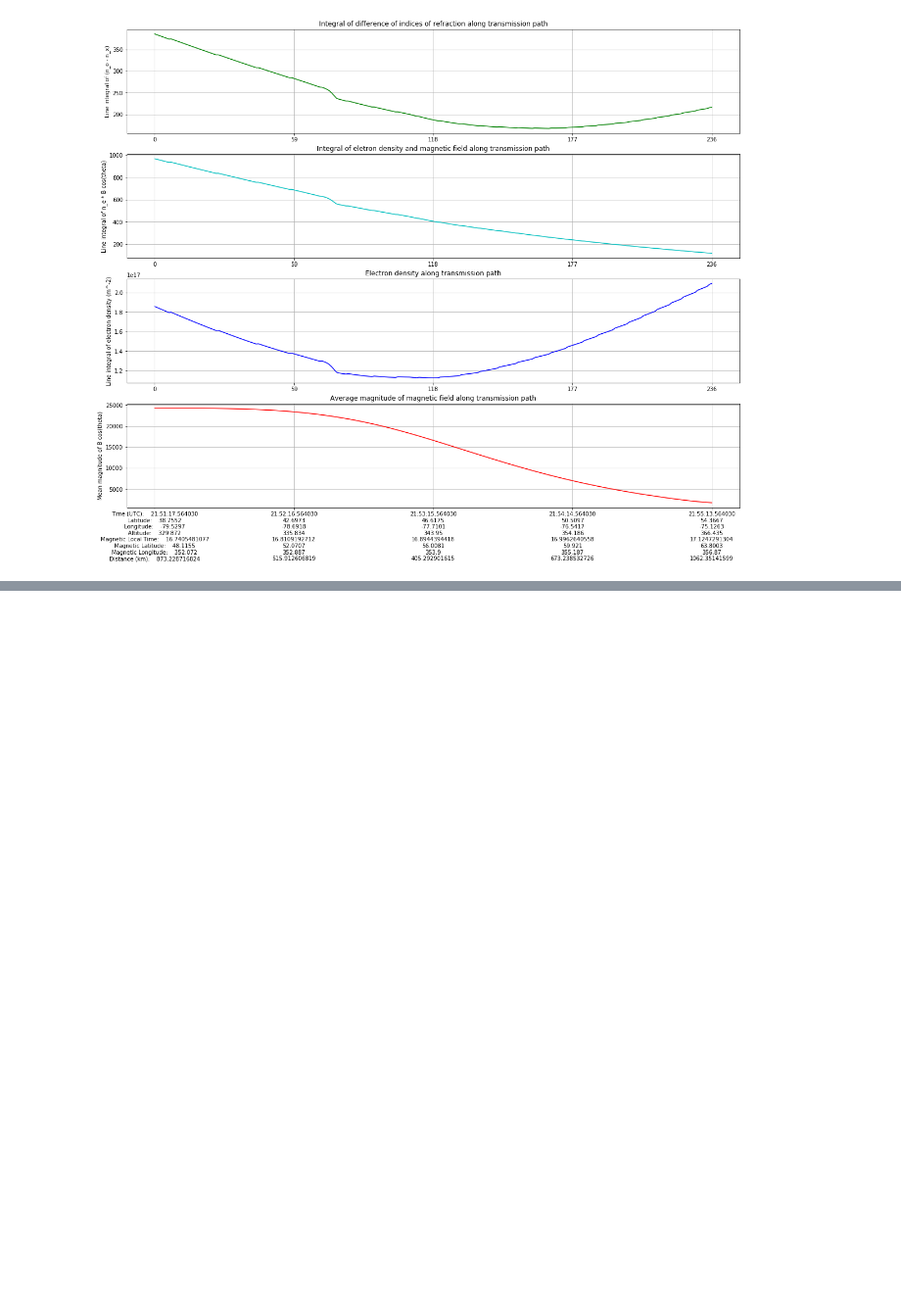
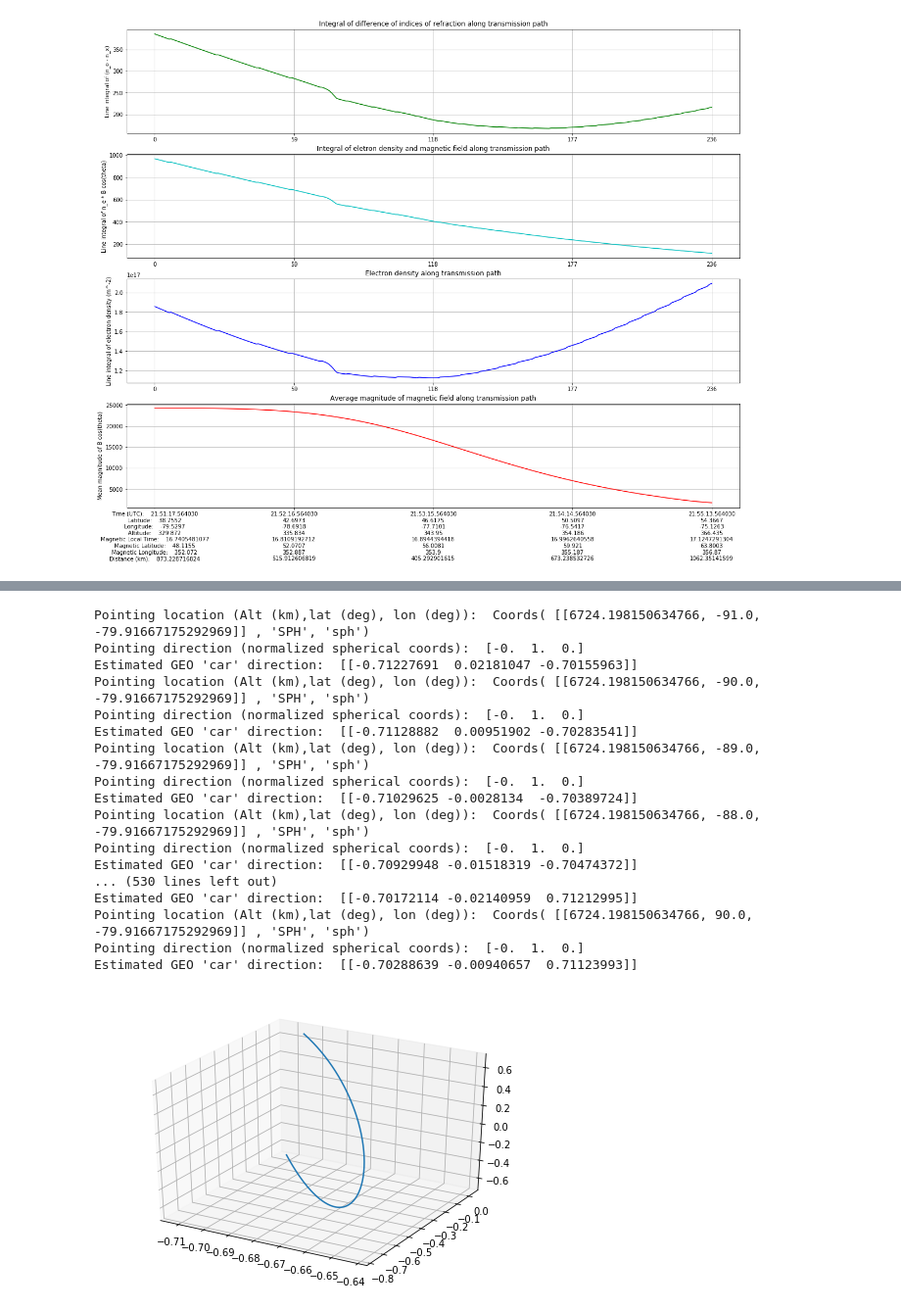
Before and after one commit to dfairbairn/rriephtk, a Jupyter notebook: OttawaPlots.ipynb, the cells around one changed output, grey strips where cells are left out. Shown at 98% size. Cells and saved outputs as stored; diff of their text form; code cells hidden in the pictures; blank space fills up the shorter version.

```diff
--- a/OttawaPlots.ipynb
+++ b/OttawaPlots.ipynb
@@ -1297,0 +1351,29 @@ plt.show()
+# %%
+dirs = [ dir_ned2geo((alt18,let,lon18),(1.,0.,0.),time=time18) for let in np.arange(-91.,91,1)]
+from mpl_toolkits.mplot3d import Axes3D
+fig = plt.figure()
+ax = Axes3D(fig)
+dxs = [d[0] for d in dirs]
+dys = [d[1] for d in dirs]
+dzs = [d[2] for d in dirs]
+Axes3D.plot(ax,dxs,dys,zs=dzs)
+plt.show()
+# %% [output]
+Pointing location (Alt (km),lat (deg), lon (deg)):  Coords( [[6724.198150634766, -91.0, -79.91667175292969]] , 'SPH', 'sph')
+Pointing direction (normalized spherical coords):  [-0.  1.  0.]
+Estimated GEO 'car' direction:  [[-0.71227691  0.02181047 -0.70155963]]
+Pointing location (Alt (km),lat (deg), lon (deg)):  Coords( [[6724.198150634766, -90.0, -79.91667175292969]] , 'SPH', 'sph')
+Pointing direction (normalized spherical coords):  [-0.  1.  0.]
+Estimated GEO 'car' direction:  [[-0.71128882  0.00951902 -0.70283541]]
+Pointing location (Alt (km),lat (deg), lon (deg)):  Coords( [[6724.198150634766, -89.0, -79.91667175292969]] , 'SPH', 'sph')
+Pointing direction (normalized spherical coords):  [-0.  1.  0.]
+Estimated GEO 'car' direction:  [[-0.71029625 -0.0028134  -0.70389724]]
+Pointing location (Alt (km),lat (deg), lon (deg)):  Coords( [[6724.198150634766, -88.0, -79.91667175292969]] , 'SPH', 'sph')
+Pointing direction (normalized spherical coords):  [-0.  1.  0.]
+Estimated GEO 'car' direction:  [[-0.70929948 -0.01518319 -0.70474372]]
+... (530 lines left out)
+Estimated GEO 'car' direction:  [[-0.70172114 -0.02140959  0.71212995]]
+Pointing location (Alt (km),lat (deg), lon (deg)):  Coords( [[6724.198150634766, 90.0, -79.91667175292969]] , 'SPH', 'sph')
+Pointing direction (normalized spherical coords):  [-0.  1.  0.]
+Estimated GEO 'car' direction:  [[-0.70288639 -0.00940657  0.71123993]]
+[figure, added]
```
Also changed, not shown: parts of 6 cells of this notebook, 2 other files.
